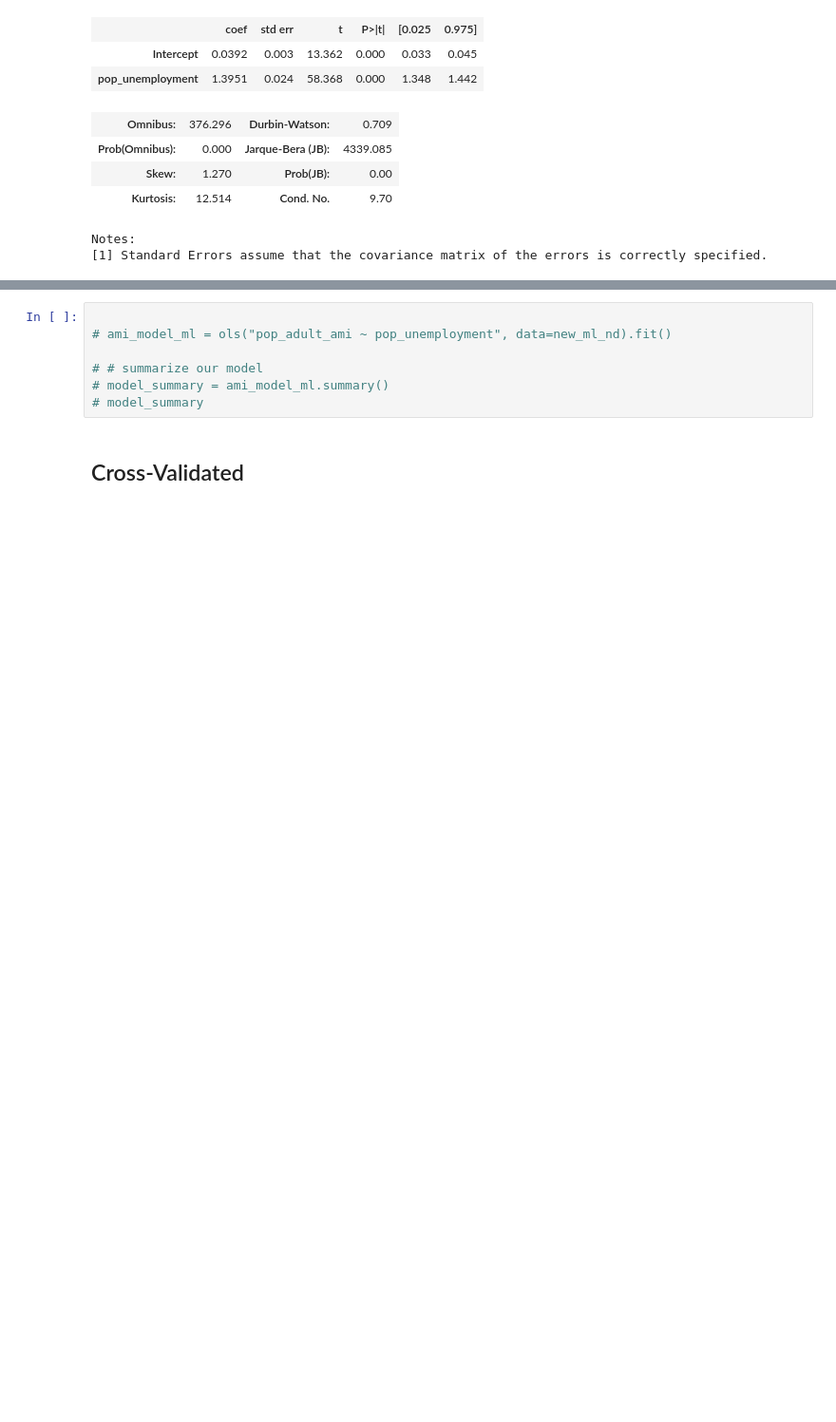
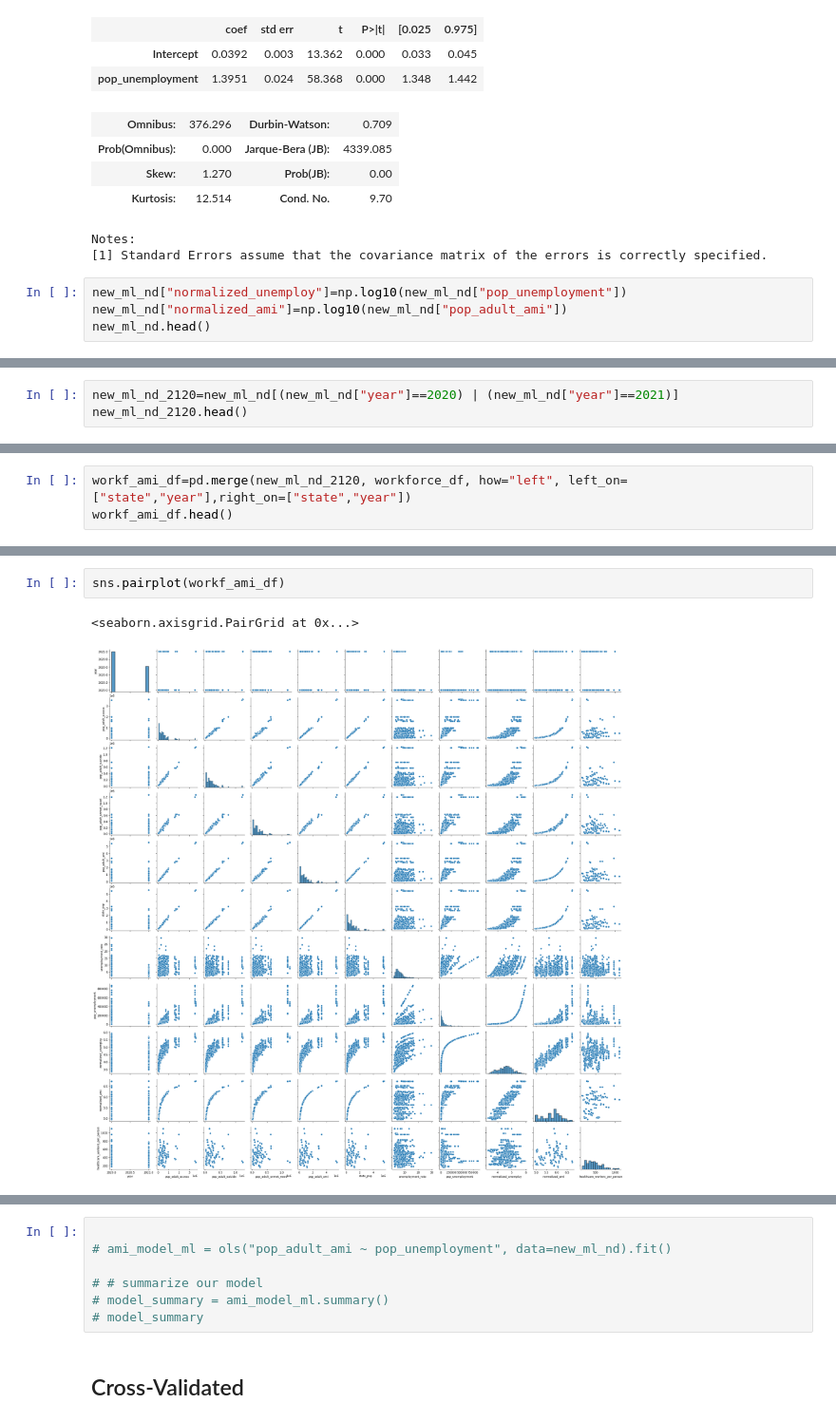
Before and after one commit to NoahToomeyBC/project-vu, a Jupyter notebook: ML_test/ml_data_test.ipynb, the cells around one changed output, grey strips where cells are left out. Shown at 95% size. Saved outputs shown, nothing was run; the diff lists cells and outputs as text; blank space fills up the shorter version.

```diff
--- a/ML_test/ml_data_test.ipynb
+++ b/ML_test/ml_data_test.ipynb
@@ -914,3 +961,7 @@ OLS Regression Results
 | Kurtosis: | 12.514 | Cond. No. | 9.70 |
 Notes:
 [1] Standard Errors assume that the covariance matrix of the errors is correctly specified.
+# %%
+new_ml_nd["normalized_unemploy"]=np.log10(new_ml_nd["pop_unemployment"])
+new_ml_nd["normalized_ami"]=np.log10(new_ml_nd["pop_adult_ami"])
+new_ml_nd.head()
@@ -916,0 +1021,3 @@ Notes:
+# %%
+new_ml_nd_2120=new_ml_nd[(new_ml_nd["year"]==2020) | (new_ml_nd["year"]==2021)]
+new_ml_nd_2120.head()
@@ -916,0 +1031,3 @@ Notes:
+# %%
+workf_ami_df=pd.merge(new_ml_nd_2120, workforce_df, how="left", left_on=["state","year"],right_on=["state","year"])
+workf_ami_df.head()
@@ -923,0 +1070,5 @@ Notes:
+# %%
+sns.pairplot(workf_ami_df)
+# %% [output]
+<seaborn.axisgrid.PairGrid at 0x...>
+[figure, added]
```
Also changed, not shown: parts of 39 cells of this notebook, 1 other file.
